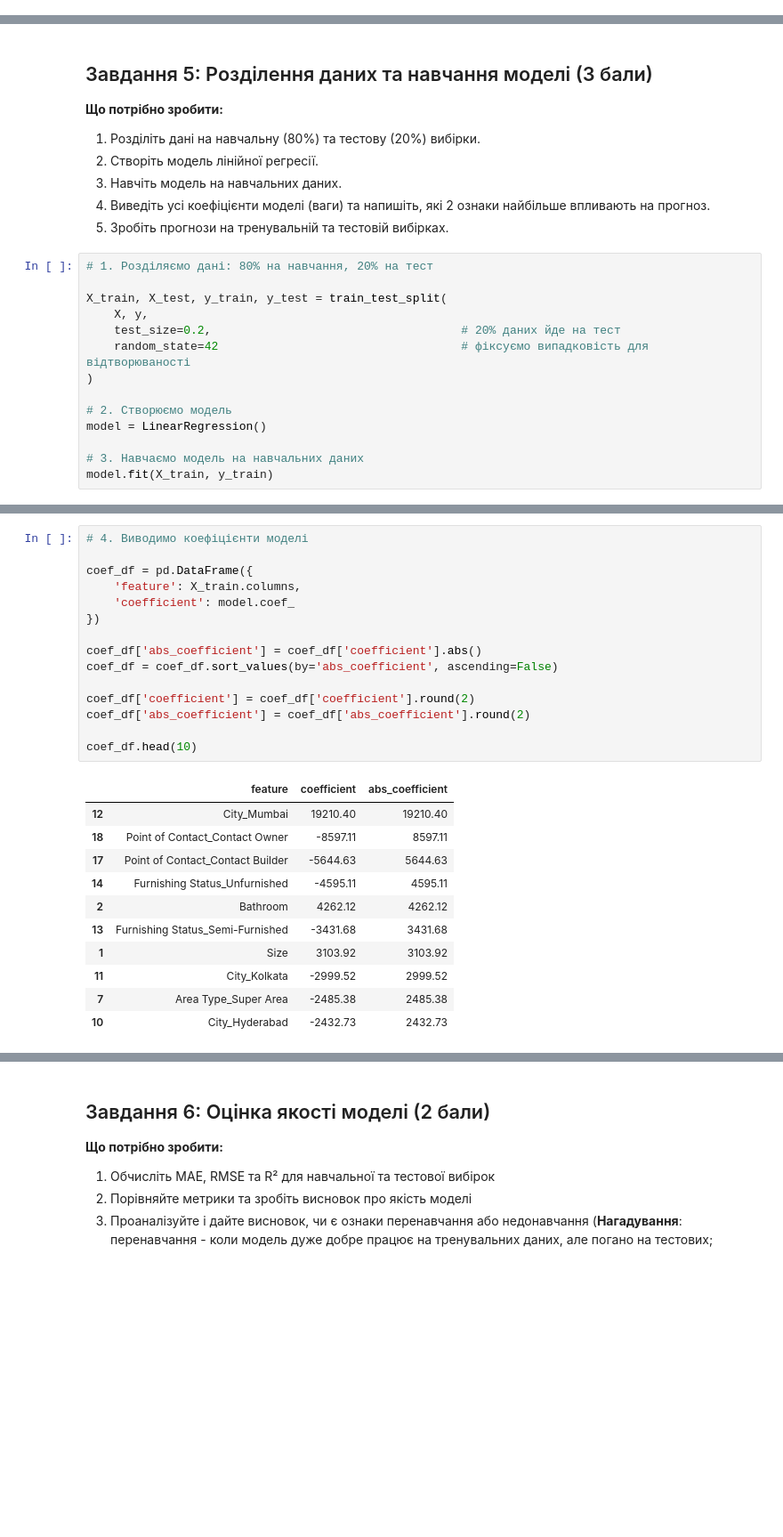
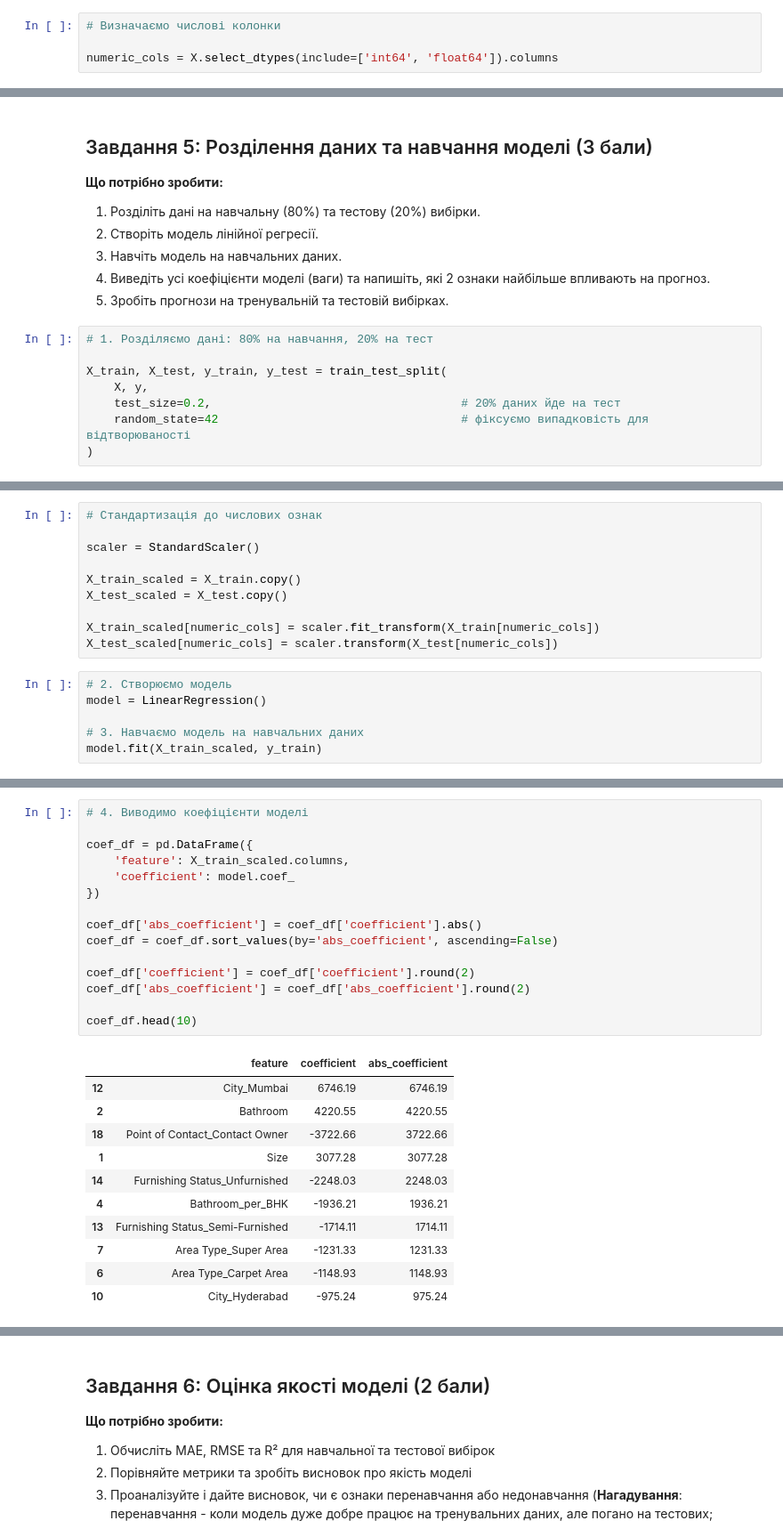
Before and after one commit to Liudmyla-D/python-learning-journey, a Jupyter notebook: module_16/hw_16_1_Прогнозування_орендної_плати_за_житло.ipynb, the cells around one changed output, grey strips where cells are left out. Shown at 89% size. Cells and saved outputs as stored; diff of their text form; blank space fills up the shorter version.

```diff
--- a/module_16/hw_16_1_Прогнозування_орендної_плати_за_житло.ipynb
+++ b/module_16/hw_16_1_Прогнозування_орендної_плати_за_житло.ipynb
@@ -506,3 +494,7 @@ X.head()
+# %%
+# Визначаємо числові колонки
+
+numeric_cols = X.select_dtypes(include=['int64', 'float64']).columns
 # %% [markdown]
 **Висновок:**
 
@@ -529,9 +522,3 @@ X_train, X_test, y_train, y_test = train_test_split(
     test_size=0.2,                                    # 20% даних йде на тест
     random_state=42                                   # фіксуємо випадковість для відтворюваності
 )
-
-# 2. Створюємо модель
-model = LinearRegression()
-
-# 3. Навчаємо модель на навчальних даних
-model.fit(X_train, y_train)
@@ -539,0 +527,16 @@ LinearRegression()
+# %%
+# Стандартизація до числових ознак
+
+scaler = StandardScaler()
+
+X_train_scaled = X_train.copy()
+X_test_scaled = X_test.copy()
+
+X_train_scaled[numeric_cols] = scaler.fit_transform(X_train[numeric_cols])
+X_test_scaled[numeric_cols] = scaler.transform(X_test[numeric_cols])
+# %%
+# 2. Створюємо модель
+model = LinearRegression()
+
+# 3. Навчаємо модель на навчальних даних
+model.fit(X_train_scaled, y_train)
@@ -540,30 +545,30 @@ LinearRegression()
 # %%
 # 4. Виводимо коефіцієнти моделі
 
 coef_df = pd.DataFrame({
-    'feature': X_train.columns,
+    'feature': X_train_scaled.columns,
     'coefficient': model.coef_
 })
 
 coef_df['abs_coefficient'] = coef_df['coefficient'].abs()
 coef_df = coef_df.sort_values(by='abs_coefficient', ascending=False)
 
 coef_df['coefficient'] = coef_df['coefficient'].round(2)
 coef_df['abs_coefficient'] = coef_df['abs_coefficient'].round(2)
 
 coef_df.head(10)
 # %% [output]
 |  | feature | coefficient | abs_coefficient |
-| 12 | City_Mumbai | 19210.40 | 19210.40 |
-| 18 | Point of Contact_Contact Owner | -8597.11 | 8597.11 |
-| 17 | Point of Contact_Contact Builder | -5644.63 | 5644.63 |
-| 14 | Furnishing Status_Unfurnished | -4595.11 | 4595.11 |
-| 2 | Bathroom | 4262.12 | 4262.12 |
-| 13 | Furnishing Status_Semi-Furnished | -3431.68 | 3431.68 |
-| 1 | Size | 3103.92 | 3103.92 |
-| 11 | City_Kolkata | -2999.52 | 2999.52 |
-| 7 | Area Type_Super Area | -2485.38 | 2485.38 |
-| 10 | City_Hyderabad | -2432.73 | 2432.73 |
+| 12 | City_Mumbai | 6746.19 | 6746.19 |
+| 2 | Bathroom | 4220.55 | 4220.55 |
+| 18 | Point of Contact_Contact Owner | -3722.66 | 3722.66 |
+| 1 | Size | 3077.28 | 3077.28 |
+| 14 | Furnishing Status_Unfurnished | -2248.03 | 2248.03 |
+| 4 | Bathroom_per_BHK | -1936.21 | 1936.21 |
+| 13 | Furnishing Status_Semi-Furnished | -1714.11 | 1714.11 |
+| 7 | Area Type_Super Area | -1231.33 | 1231.33 |
+| 6 | Area Type_Carpet Area | -1148.93 | 1148.93 |
+| 10 | City_Hyderabad | -975.24 | 975.24 |
 # %% [markdown]
 **Висновок щодо коефіцієнтів моделі:**
 
```
Also changed, not shown: parts of 22 cells of this notebook.
